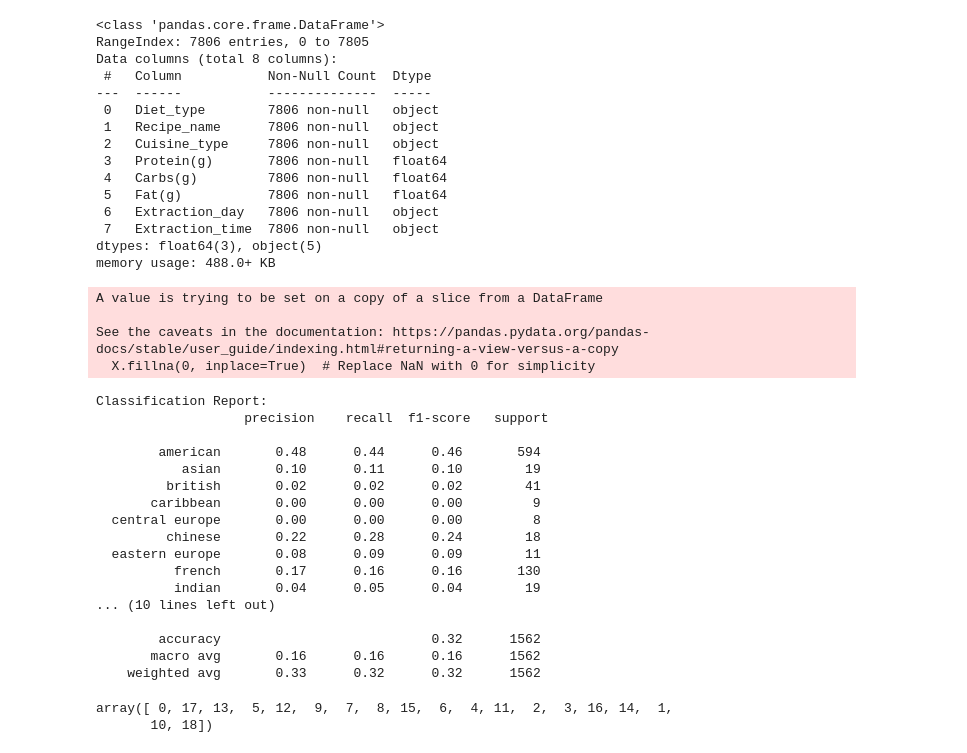
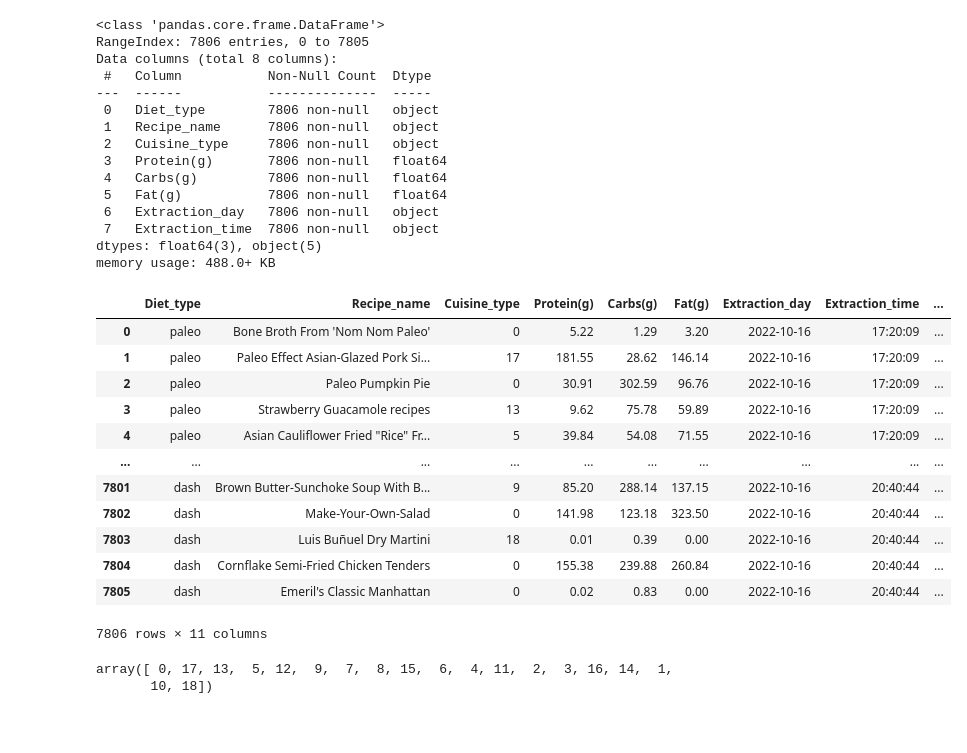
Before and after one commit to Omorusi/DecisionsTress, a Jupyter notebook: DecisionTrees.ipynb, the cells around one changed output. Cells and saved outputs as stored; diff of their text form; code cells hidden in the pictures; blank space fills up the shorter version.

Commit message:
Dropping columms that I dont need from the dataset

```diff
--- a/DecisionTrees.ipynb
+++ b/DecisionTrees.ipynb
@@ -66,60 +85,22 @@ Data columns (total 8 columns):
  7   Extraction_time  7806 non-null   object
 dtypes: float64(3), object(5)
 memory usage: 488.0+ KB
-# %%
-from sklearn.model_selection import train_test_split
-from sklearn.tree import DecisionTreeClassifier
-from sklearn.metrics import classification_report, confusion_matrix
-import pandas as pd
-
-# Load the dataset
-data = pd.read_csv('/content/All_Diets.csv')
-
-# Features: Macronutrients
-X = data[['Protein(g)', 'Carbs(g)', 'Fat(g)']]
-
-# Target: Cuisine_type
-y = data['Cuisine_type']
-
-# Check for missing values
-X.fillna(0, inplace=True)  # Replace NaN with 0 for simplicity
-y.fillna('Unknown', inplace=True)
-
-# Train-test split
-X_train, X_test, y_train, y_test = train_test_split(X, y, test_size=0.2, random_state=42)
-
-# Decision Tree Classifier
-clf = DecisionTreeClassifier(random_state=42)
-clf.fit(X_train, y_train)
-
-# Predictions
-y_pred = clf.predict(X_test)
-
-# Evaluation
-
-print("Classification Report:\n", classification_report(y_test, y_pred))
-# %% [output]
-A value is trying to be set on a copy of a slice from a DataFrame
-
-See the caveats in the documentation: https://pandas.pydata.org/pandas-docs/stable/user_guide/indexing.html#returning-a-view-versus-a-copy
-  X.fillna(0, inplace=True)  # Replace NaN with 0 for simplicity
-Classification Report:
-                   precision    recall  f1-score   support
-
-        american       0.48      0.44      0.46       594
-           asian       0.10      0.11      0.10        19
-         british       0.02      0.02      0.02        41
-       caribbean       0.00      0.00      0.00         9
-  central europe       0.00      0.00      0.00         8
-         chinese       0.22      0.28      0.24        18
-  eastern europe       0.08      0.09      0.09        11
-          french       0.17      0.16      0.16       130
-          indian       0.04      0.05      0.04        19
-... (10 lines left out)
-
-        accuracy                           0.32      1562
-       macro avg       0.16      0.16      0.16      1562
-    weighted avg       0.33      0.32      0.32      1562
+# %%
+data
+# %% [output]
+|  | Diet_type | Recipe_name | Cuisine_type | Protein(g) | Carbs(g) | Fat(g) | Extraction_day | Extraction_time | ... |
+| 0 | paleo | Bone Broth From 'Nom Nom Paleo' | 0 | 5.22 | 1.29 | 3.20 | 2022-10-16 | 17:20:09 | ... |
+| 1 | paleo | Paleo Effect Asian-Glazed Pork Si... | 17 | 181.55 | 28.62 | 146.14 | 2022-10-16 | 17:20:09 | ... |
+| 2 | paleo | Paleo Pumpkin Pie | 0 | 30.91 | 302.59 | 96.76 | 2022-10-16 | 17:20:09 | ... |
+| 3 | paleo | Strawberry Guacamole recipes | 13 | 9.62 | 75.78 | 59.89 | 2022-10-16 | 17:20:09 | ... |
+| 4 | paleo | Asian Cauliflower Fried "Rice" Fr... | 5 | 39.84 | 54.08 | 71.55 | 2022-10-16 | 17:20:09 | ... |
+| ... | ... | ... | ... | ... | ... | ... | ... | ... | ... |
+| 7801 | dash | Brown Butter-Sunchoke Soup With B... | 9 | 85.20 | 288.14 | 137.15 | 2022-10-16 | 20:40:44 | ... |
+| 7802 | dash | Make-Your-Own-Salad | 0 | 141.98 | 123.18 | 323.50 | 2022-10-16 | 20:40:44 | ... |
+| 7803 | dash | Luis Buñuel Dry Martini | 18 | 0.01 | 0.39 | 0.00 | 2022-10-16 | 20:40:44 | ... |
+| 7804 | dash | Cornflake Semi-Fried Chicken Tenders | 0 | 155.38 | 239.88 | 260.84 | 2022-10-16 | 20:40:44 | ... |
+| 7805 | dash | Emeril's Classic Manhattan | 0 | 0.02 | 0.83 | 0.00 | 2022-10-16 | 20:40:44 | ... |
+7806 rows × 11 columns
 # %%
 # Display all unique diet types in the dataset
 unique_diets = data['Cuisine_type'].unique()
```
Also changed, not shown: parts of 4 cells of this notebook.
